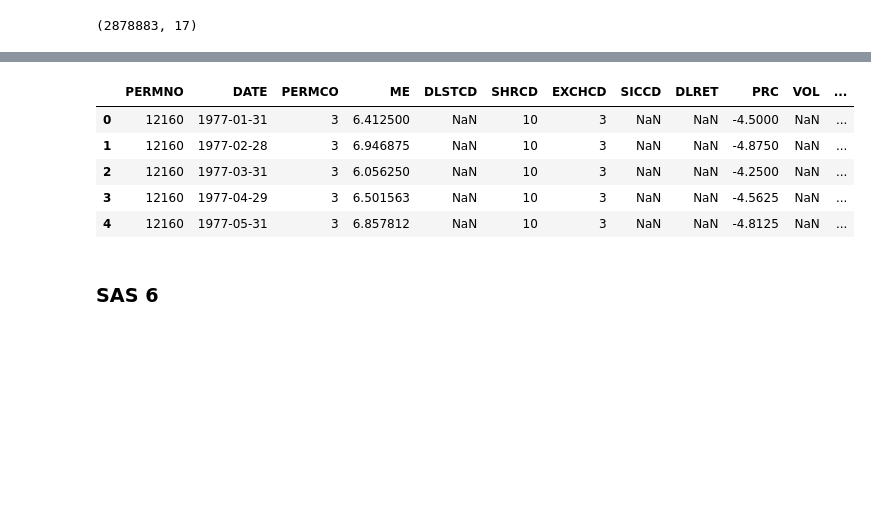
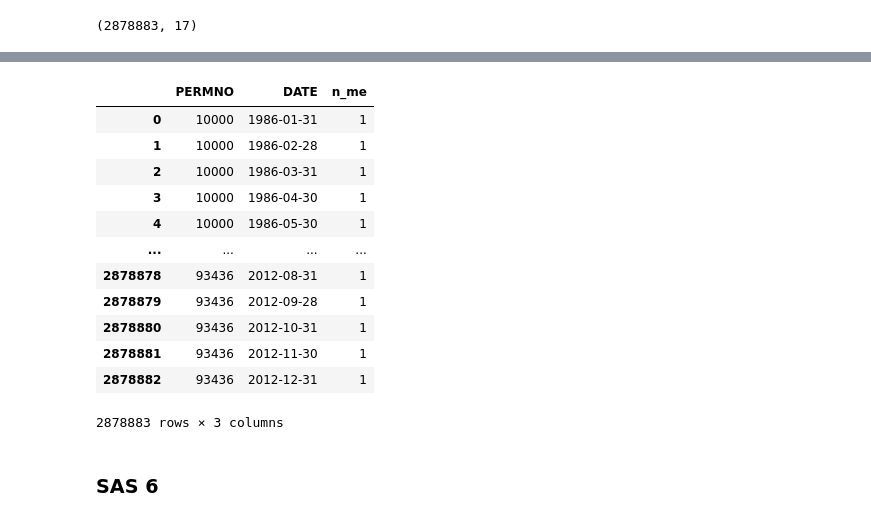
Before and after one commit to khm396/analysis-practice, a Jupyter notebook: KAIST_25fall/assetpricing/sas3.ipynb, the cells around one changed output, grey strips where cells are left out. Drawn from its saved outputs; the diff is of its cells as text; code cells hidden in the pictures; blank space fills up the shorter version.

```diff
--- a/KAIST_25fall/assetpricing/sas3.ipynb
+++ b/KAIST_25fall/assetpricing/sas3.ipynb
@@ -122,6 +121,7 @@ crsp.loc[query, 'ME'] = crsp['ALTPRC'].abs() * crsp['SHROUT'] / 1000 # calculate
 crsp.head()
 
 # calculating return considering delisiting
+crsp['DLSTCD'] = crsp['DLSTCD'].astype('Int64')
 query = crsp['DLRET'].isna() & crsp['DLSTCD'].notna()
 query_30 = (
     crsp['DLSTCD'].isin([500, 520, 574, 580, 584]) |
@@ -175,8 +175,8 @@ crsp_max.head()
 | 549404 | 12160 | 1977-04-29 | 3 |
 | 554226 | 12160 | 1977-05-31 | 3 |
 # %%
-crsp_agg = crsp_max.merge(me_agg, on =['PERMCO', 'DATE'], how='left') #total market equity for each permco and date
+crsp_agg = crsp_max.merge(me_agg, on =['PERMCO', 'DATE'], how='inner') #total market equity for each permco and date
+print(crsp_agg.shape)
 crsp_agg.head()
-crsp_agg.shape
 # %% [output]
 (2878883, 4)
@@ -183,5 +189,5 @@ crsp_agg.shape
 # %%
-crsp = crsp_agg.merge(crsp.drop(columns = ['ME']), on= ['PERMNO', 'DATE', 'PERMCO'], how = 'left').drop_duplicates(subset=['PERMNO', 'DATE']).rename(columns={'ME_sum': 'ME'})
+crsp = crsp_agg.merge(crsp.drop(columns = ['ME']), on= ['PERMNO', 'DATE', 'PERMCO'], how = 'inner').rename(columns={'ME_sum': 'ME'})
 crsp.shape
 # %% [output]
 (2878883, 17)
@@ -188,11 +203,21 @@ crsp.shape
 # %%
-crsp.head()
+
+#validation
+val = crsp.groupby(['PERMNO', 'DATE'])['ME'].nunique().reset_index(name='n_me')
+val.sort_values('n_me', ascending=False)
 # %% [output]
-|  | PERMNO | DATE | PERMCO | ME | DLSTCD | SHRCD | EXCHCD | SICCD | DLRET | PRC | VOL | ... |
-| 0 | 12160 | 1977-01-31 | 3 | 6.412500 | NaN | 10 | 3 | NaN | NaN | -4.5000 | NaN | ... |
-| 1 | 12160 | 1977-02-28 | 3 | 6.946875 | NaN | 10 | 3 | NaN | NaN | -4.8750 | NaN | ... |
-| 2 | 12160 | 1977-03-31 | 3 | 6.056250 | NaN | 10 | 3 | NaN | NaN | -4.2500 | NaN | ... |
-| 3 | 12160 | 1977-04-29 | 3 | 6.501563 | NaN | 10 | 3 | NaN | NaN | -4.5625 | NaN | ... |
-| 4 | 12160 | 1977-05-31 | 3 | 6.857812 | NaN | 10 | 3 | NaN | NaN | -4.8125 | NaN | ... |
+|  | PERMNO | DATE | n_me |
+| 0 | 10000 | 1986-01-31 | 1 |
+| 1 | 10000 | 1986-02-28 | 1 |
+| 2 | 10000 | 1986-03-31 | 1 |
+| 3 | 10000 | 1986-04-30 | 1 |
+| 4 | 10000 | 1986-05-30 | 1 |
+| ... | ... | ... | ... |
+| 2878878 | 93436 | 2012-08-31 | 1 |
+| 2878879 | 93436 | 2012-09-28 | 1 |
+| 2878880 | 93436 | 2012-10-31 | 1 |
+| 2878881 | 93436 | 2012-11-30 | 1 |
+| 2878882 | 93436 | 2012-12-31 | 1 |
+2878883 rows × 3 columns
 # %% [markdown]
 ### SAS 6
```
Also changed, not shown: parts of 33 cells of this notebook.
